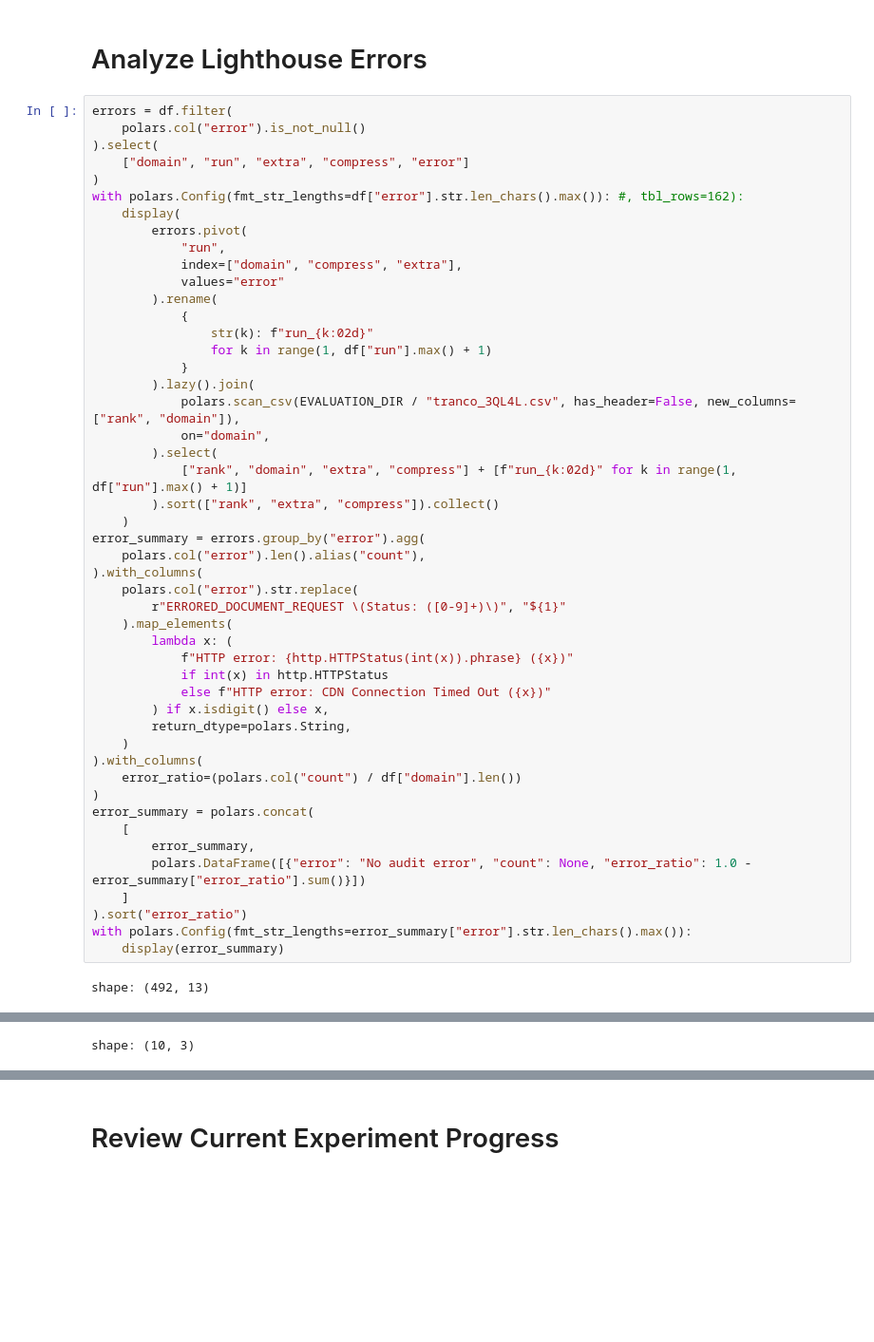
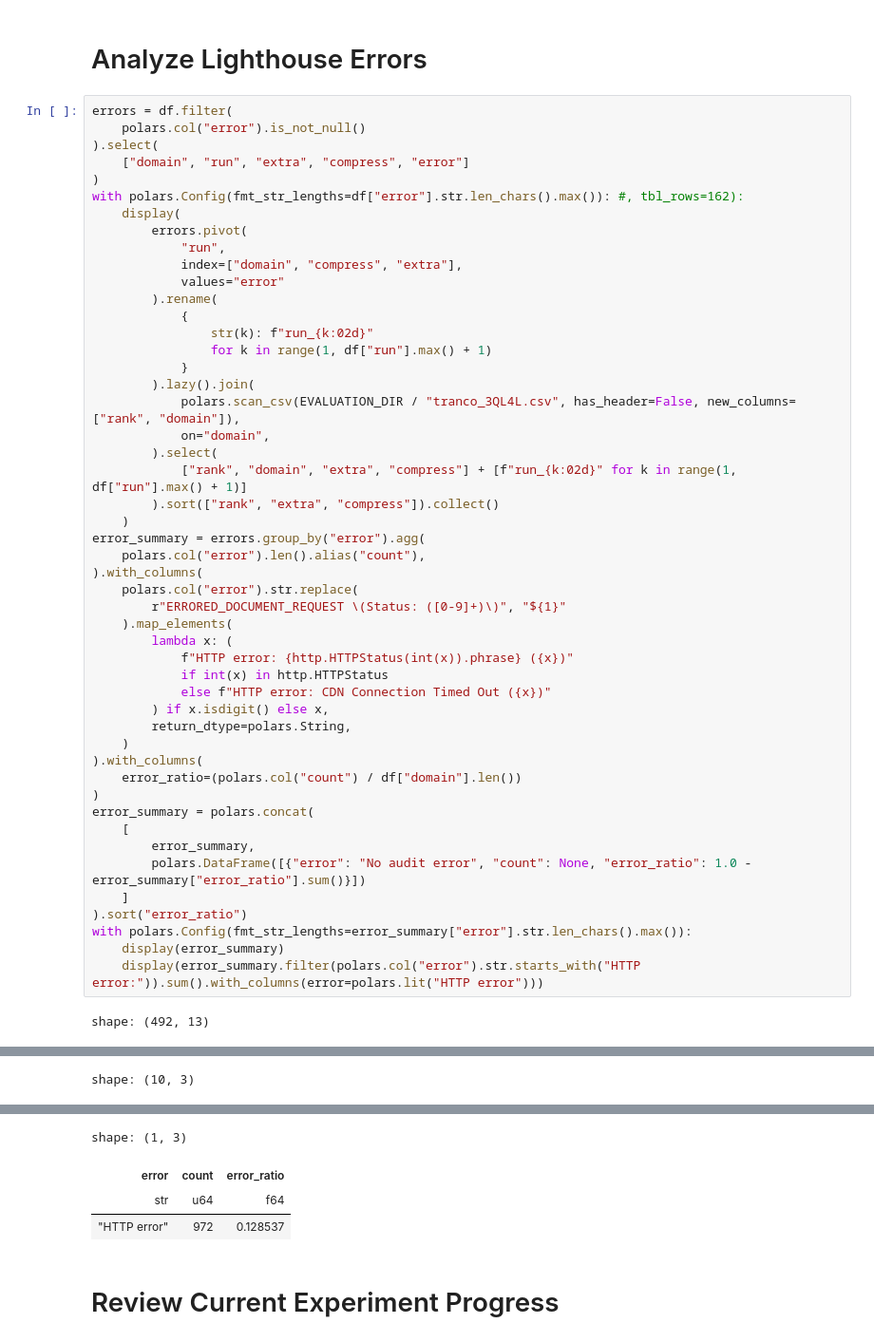
Before and after one commit to miri64/artifacts-tnsm26-cbor-dns-eval, a Jupyter notebook: 06_1evaluation.ipynb, the cells around one changed output, grey strips where cells are left out. Shown at 95% size. Saved outputs shown, nothing was run; the diff lists cells and outputs as text; blank space fills up the shorter version.

Commit message:
06_1evaluation: summarize HTTP errors

```diff
--- a/06_1evaluation.ipynb
+++ b/06_1evaluation.ipynb
@@ -436,34 +436,39 @@ error_summary = polars.concat(
 ).sort("error_ratio")
 with polars.Config(fmt_str_lengths=error_summary["error"].str.len_chars().max()):
     display(error_summary)
+    display(error_summary.filter(polars.col("error").str.starts_with("HTTP error:")).sum().with_columns(error=polars.lit("HTTP error")))
 # %% [output]
 shape: (492, 13)
 | rank | domain | extra | compress | run_01 | run_02 | run_03 | run_04 | run_05 | run_06 | run_07 | run_08 | ... |
 | i64 | str | str | bool | str | str | str | str | str | str | str | str | ... |
 | 2 | "gtld-servers.net" | "africa-south" | false | "CHROME_INTERSTITIAL_ERROR" | "CHROME_INTERSTITIAL_ERROR" | "CHROME_INTERSTITIAL_ERROR" | "CHROME_INTERSTITIAL_ERROR" | "CHROME_INTERSTITIAL_ERROR" | null | null | null | ... |
 | 2 | "gtld-servers.net" | "africa-south" | true | "CHROME_INTERSTITIAL_ERROR" | "CHROME_INTERSTITIAL_ERROR" | "CHROME_INTERSTITIAL_ERROR" | "CHROME_INTERSTITIAL_ERROR" | "CHROME_INTERSTITIAL_ERROR" | null | null | null | ... |
 | 2 | "gtld-servers.net" | "indonesia" | false | "CHROME_INTERSTITIAL_ERROR" | "CHROME_INTERSTITIAL_ERROR" | "CHROME_INTERSTITIAL_ERROR" | "CHROME_INTERSTITIAL_ERROR" | "CHROME_INTERSTITIAL_ERROR" | null | null | null | ... |
 | 2 | "gtld-servers.net" | "indonesia" | true | "CHROME_INTERSTITIAL_ERROR" | "CHROME_INTERSTITIAL_ERROR" | "CHROME_INTERSTITIAL_ERROR" | "CHROME_INTERSTITIAL_ERROR" | "CHROME_INTERSTITIAL_ERROR" | null | null | null | ... |
 | 2 | "gtld-servers.net" | "us-west" | false | "CHROME_INTERSTITIAL_ERROR" | "CHROME_INTERSTITIAL_ERROR" | "CHROME_INTERSTITIAL_ERROR" | "CHROME_INTERSTITIAL_ERROR" | "CHROME_INTERSTITIAL_ERROR" | "CHROME_INTERSTITIAL_ERROR" | "CHROME_INTERSTITIAL_ERROR" | "CHROME_INTERSTITIAL_ERROR" | ... |
 | … | … | … | … | … | … | … | … | … | … | … | … | ... |
 | 1000000 | "aaacompany.net" | "africa-south" | true | "CHROME_INTERSTITIAL_ERROR" | "CHROME_INTERSTITIAL_ERROR" | "CHROME_INTERSTITIAL_ERROR" | "CHROME_INTERSTITIAL_ERROR" | "CHROME_INTERSTITIAL_ERROR" | null | null | null | ... |
 | 1000000 | "aaacompany.net" | "indonesia" | false | "CHROME_INTERSTITIAL_ERROR" | "CHROME_INTERSTITIAL_ERROR" | "CHROME_INTERSTITIAL_ERROR" | "CHROME_INTERSTITIAL_ERROR" | "CHROME_INTERSTITIAL_ERROR" | null | null | null | ... |
 | 1000000 | "aaacompany.net" | "indonesia" | true | "CHROME_INTERSTITIAL_ERROR" | "CHROME_INTERSTITIAL_ERROR" | "CHROME_INTERSTITIAL_ERROR" | "CHROME_INTERSTITIAL_ERROR" | "CHROME_INTERSTITIAL_ERROR" | null | null | null | ... |
 | 1000000 | "aaacompany.net" | "us-west" | false | "CHROME_INTERSTITIAL_ERROR" | "CHROME_INTERSTITIAL_ERROR" | "CHROME_INTERSTITIAL_ERROR" | "CHROME_INTERSTITIAL_ERROR" | "CHROME_INTERSTITIAL_ERROR" | "CHROME_INTERSTITIAL_ERROR" | "CHROME_INTERSTITIAL_ERROR" | "CHROME_INTERSTITIAL_ERROR" | ... |
 | 1000000 | "aaacompany.net" | "us-west" | true | "CHROME_INTERSTITIAL_ERROR" | "CHROME_INTERSTITIAL_ERROR" | "CHROME_INTERSTITIAL_ERROR" | "CHROME_INTERSTITIAL_ERROR" | "CHROME_INTERSTITIAL_ERROR" | "CHROME_INTERSTITIAL_ERROR" | "CHROME_INTERSTITIAL_ERROR" | "CHROME_INTERSTITIAL_ERROR" | ... |
 shape: (10, 3)
 | error | count | error_ratio |
 | str | u64 | f64 |
 | "HTTP error: CDN Connection Timed... | 4 | 0.000544 |
 | "HTTP error: Unavailable For Lega... | 17 | 0.002311 |
 | "NOT_HTML" | 37 | 0.005029 |
 | "HTTP error: Bad Request (400)" | 37 | 0.005029 |
 | "HTTP error: Forbidden (403)" | 140 | 0.019029 |
 | "HTTP error: Not Found (404)" | 185 | 0.025146 |
 | "NO_FCP" | 524 | 0.071225 |
 | "HTTP error: Bad Gateway (502)" | 562 | 0.07639 |
 | "CHROME_INTERSTITIAL_ERROR" | 1293 | 0.175751 |
 | "No audit error" | null | 0.619546 |
+shape: (1, 3)
+| error | count | error_ratio |
+| str | u64 | f64 |
+| "HTTP error" | 972 | 0.128537 |
 # %% [markdown]
 # Review Current Experiment Progress
 # %%
```
